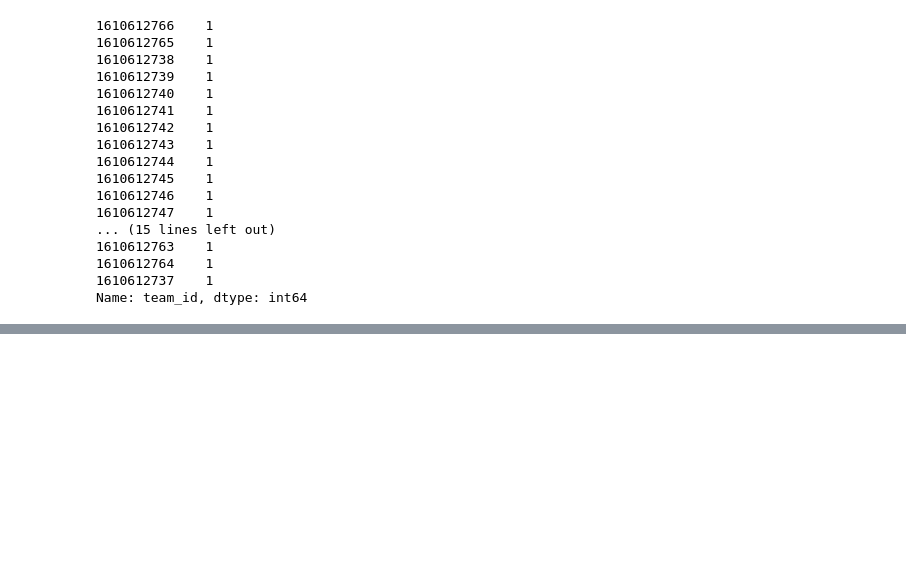
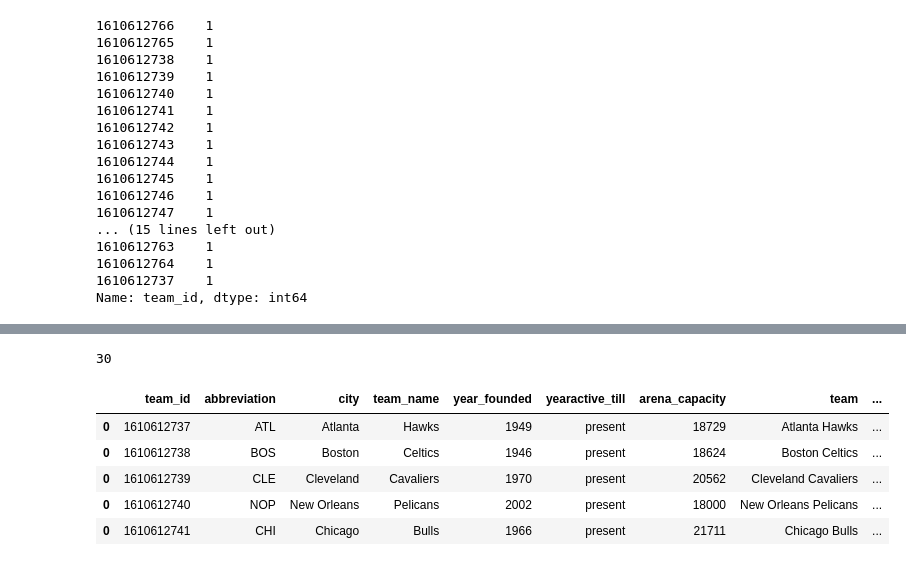
Before and after one commit to whysoq520/ETL-Project, a Jupyter notebook: API_data.ipynb, the cells around one changed output, grey strips where cells are left out. Cells and saved outputs as stored; diff of their text form; code cells hidden in the pictures; blank space fills up the shorter version.

```diff
--- a/API_data.ipynb
+++ b/API_data.ipynb
@@ -112,3 +115,5 @@ df_teamdetails["team_id"].value_counts()
 1610612764    1
 1610612737    1
 Name: team_id, dtype: int64
+# %%
+df_teamdetails["team"] = df_teamdetails["city"].map(str) +" "+ df_teamdetails["team_name"].map(str)
@@ -114,0 +129,19 @@ Name: team_id, dtype: int64
+# %%
+# Grab the team logos
+for val in list(df_teamdetails['team']):
+    logos.append(logo_grabber(val))
+# %%
+len(logos)
+# %% [output]
+30
+# %%
+df_teamdetails.insert(8, "team_logo_url", logos, True)
+# %%
+df_teamdetails.head()
+# %% [output]
+|  | team_id | abbreviation | city | team_name | year_founded | yearactive_till | arena_capacity | team | ... |
+| 0 | 1610612737 | ATL | Atlanta | Hawks | 1949 | present | 18729 | Atlanta Hawks | ... |
+| 0 | 1610612738 | BOS | Boston | Celtics | 1946 | present | 18624 | Boston Celtics | ... |
+| 0 | 1610612739 | CLE | Cleveland | Cavaliers | 1970 | present | 20562 | Cleveland Cavaliers | ... |
+| 0 | 1610612740 | NOP | New Orleans | Pelicans | 2002 | present | 18000 | New Orleans Pelicans | ... |
+| 0 | 1610612741 | CHI | Chicago | Bulls | 1966 | present | 21711 | Chicago Bulls | ... |
```
Also changed, not shown: parts of 6 cells of this notebook, 1 other file.
